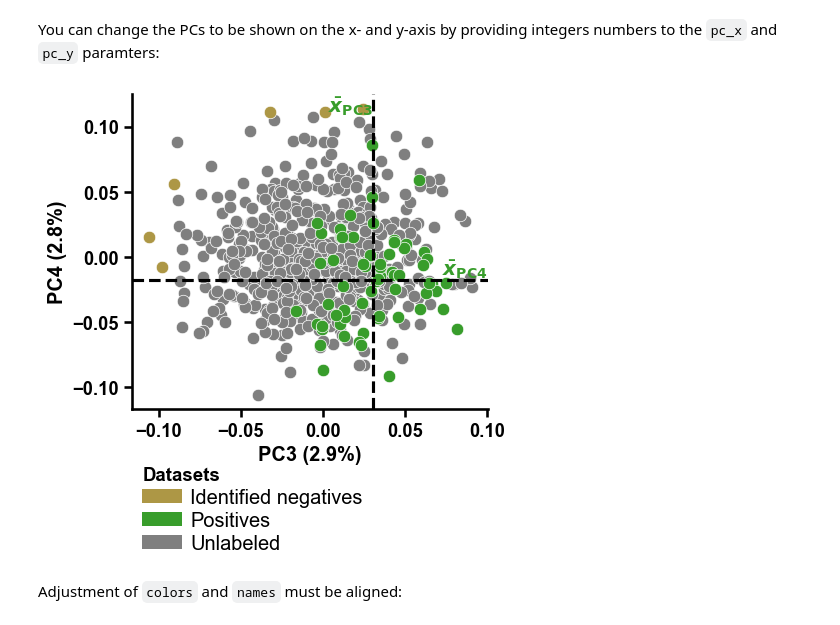
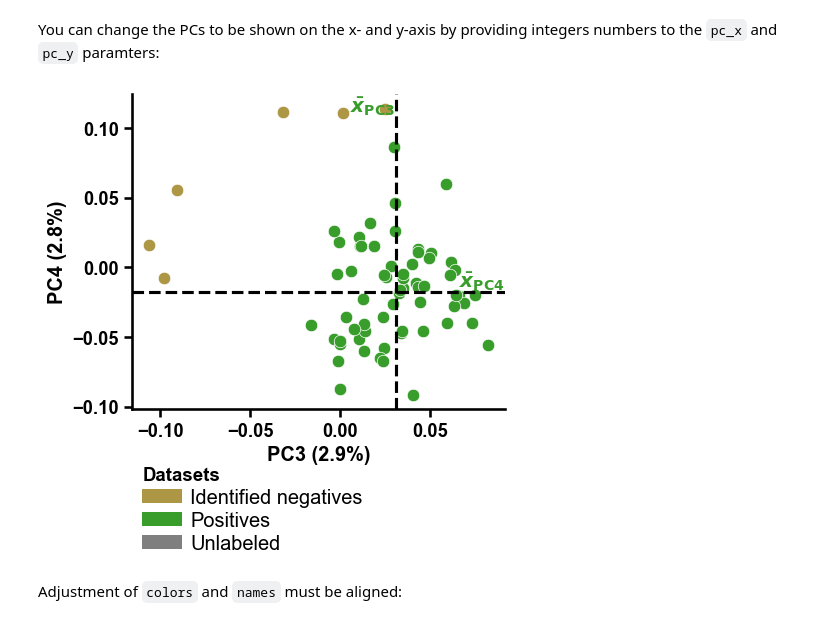
Before and after one commit to breimanntools/aaanalysis, a Jupyter notebook: examples/dpul_plot_pca.ipynb, the cells around one changed output. Saved outputs shown, nothing was run; the diff lists cells and outputs as text; code cells hidden in the pictures.

```diff
--- a/examples/dpul_plot_pca.ipynb
+++ b/examples/dpul_plot_pca.ipynb
@@ -64,13 +61,13 @@ plt.show()
 You can change the PCs to be shown on the x- and y-axis by providing integers numbers to the ``pc_x`` and ``pc_y`` paramters:
 # %%
 mask1 = [x in ["PC3", "PC4", None] for x in df_pu["selection_via"]]
-mask2 = [x in [0, 1, 2] for x in labels]
+mask2 = [x in [0, 1] for x in labels]
 mask = [m1 and m2 for m1, m2 in zip(mask1, mask2)]
 dpul_plot.pca(df_pu=df_pu[mask], labels=labels[mask], pc_x=3, pc_y=4)
 plt.tight_layout()
 plt.show()
 # %% [output]
-[figure, old version]
+[figure, new version]
 # %% [markdown]
 Adjustment of ``colors`` and ``names`` must be aligned:
 # %%
```
Also changed, not shown: parts of 3 cells of this notebook, 26 other files.
